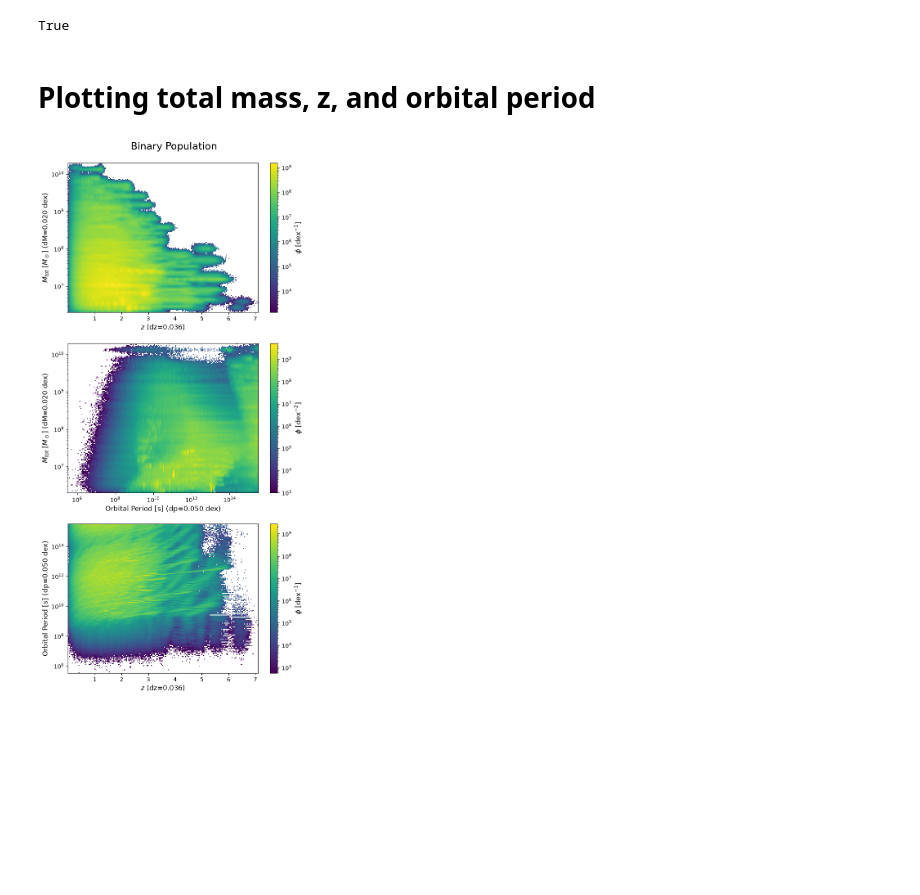
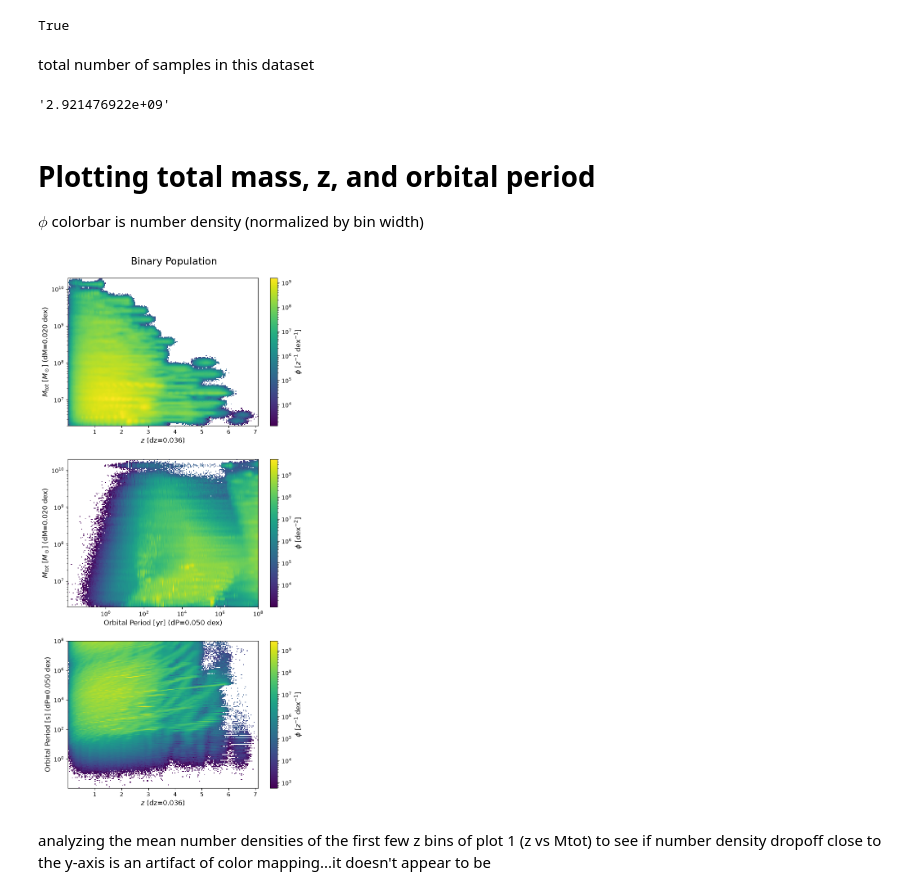
Before and after one commit to jparas-3/smbhb-project, a Jupyter notebook: binary_population/binary_population.ipynb, the cells around one changed output. Saved outputs shown, nothing was run; the diff lists cells and outputs as text; code cells hidden in the pictures; blank space fills up the shorter version.

```diff
--- a/binary_population/binary_population.ipynb
+++ b/binary_population/binary_population.ipynb
@@ -59,7 +60,7 @@ f.keys()
 # %%
 counts = f['counts'][:]
 mrat = f['mrat'][:]
-mtot = f['mtot'][:] / (1.989e33) # convert g to M_sun
+mtot = f['mtot'][:] / 1.989e33 # convert g to M_sun
 periods = f['periods'][:]
 pobs = f['pobs'][:]
 redz = f['redz'][:]
@@ -75,6 +76,15 @@ np.array_equal(np.flip(hist), counts)
 70622013
 70622013
 True
+# %%
+pobs /= 3.154e7 # convert s to yr
+# %% [markdown]
+total number of samples in this dataset
+# %%
+num_samples = np.sum(weights)
+np.format_float_scientific(num_samples)
+# %% [output]
+'2.921476922e+09'
 # %%
 def make_hist(fig, ax, x, y, bins=200, xlogscale=False, ylogscale=False, clabel=None):
     xbins = bins
@@ -83,13 +93,13 @@ def make_hist(fig, ax, x, y, bins=200, xlogscale=False, ylogscale=False, clabel=
         xbins = np.logspace(
             np.log10(x.min()),
             np.log10(x.max()),
-            bins
+            bins + 1
         )
     if ylogscale:
         ybins = np.logspace(
             np.log10(y.min()),
             np.log10(y.max()),
-            bins
+            bins + 1
         )
 
     H, xedges, yedges = np.histogram2d(
@@ -120,27 +130,30 @@ def make_hist(fig, ax, x, y, bins=200, xlogscale=False, ylogscale=False, clabel=
     )
     fig.colorbar(pcm, ax=ax,label=clabel)
 
-    return dx[0], dy[0]
+    return dx[0], dy[0], phi
 # %% [markdown]
 # Plotting total mass, z, and orbital period
+$\phi$ colorbar is number density (normalized by bin width)
 # %%
 fig, ax = plt.subplots(3, 1, figsize=(7,14))
 
 fig.suptitle('Binary Population')
 
-dz, dM = make_hist(fig, ax[0], redz, mtot, ylogscale=True, clabel=r'$\phi$ [dex$^{-1}$]')
+dz, dM, phi1 = make_hist(fig, ax[0], redz, mtot, ylogscale=True, clabel=r'$\phi$ [$z^{-1}$ dex$^{-1}$]')
 ax[0].set_xlabel(rf'$z$ ({dz=:.3f})')
 ax[0].set_ylabel(rf'$M_{{tot}}$ $[M_\odot$] ({dM=:.3f} dex)')
 
-dp, _ = make_hist(fig, ax[1], pobs, mtot, xlogscale=True, ylogscale=True, clabel=r'$\phi$ [dex$^{-2}$]')
-ax[1].set_xlabel(rf'Orbital Period [s] ({dp=:.3f} dex)')
+dP, _, phi2 = make_hist(fig, ax[1], pobs, mtot, xlogscale=True, ylogscale=True, clabel=r'$\phi$ [dex$^{-2}$]')
+ax[1].set_xlabel(rf'Orbital Period [yr] ({dP=:.3f} dex)')
 ax[1].set_ylabel(rf'$M_{{tot}}$ $[M_\odot$] ({dM=:.3f} dex)')
 
-_ = make_hist(fig, ax[2], redz, pobs, ylogscale=True, clabel=r'$\phi$ [dex$^{-1}$]')
+*_, phi3 = make_hist(fig, ax[2], redz, pobs, ylogscale=True, clabel=r'$\phi$ [$z^{-1}$ dex$^{-1}$]')
 ax[2].set_xlabel(rf'$z$ ({dz=:.3f})')
-ax[2].set_ylabel(rf'Orbital Period [s] ({dp=:.3f} dex)')
+ax[2].set_ylabel(rf'Orbital Period [s] ({dP=:.3f} dex)')
 
 fig.tight_layout(pad=2)
 plt.show()
 # %% [output]
-[figure, old version]
+[figure, new version]
+# %% [markdown]
+analyzing the mean number densities of the first few z bins of plot 1 (z vs Mtot) to see if number density dropoff close to the y-axis is an artifact of color mapping...it doesn't appear to be
```
Also changed, not shown: parts of 2 cells of this notebook.
